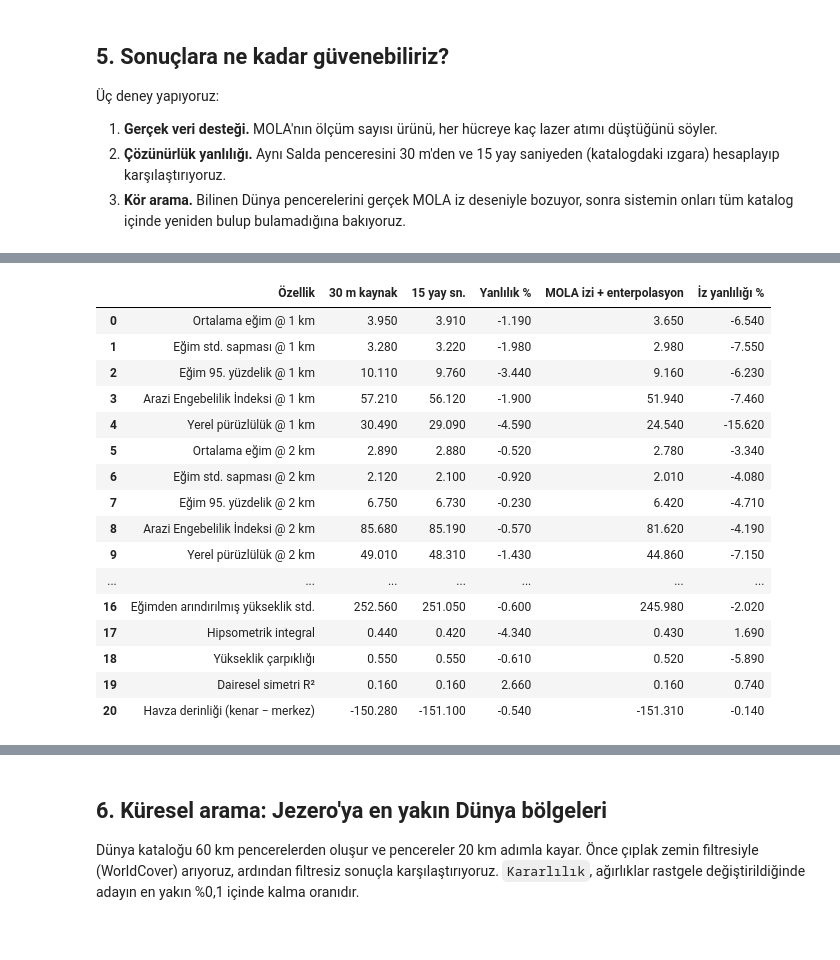
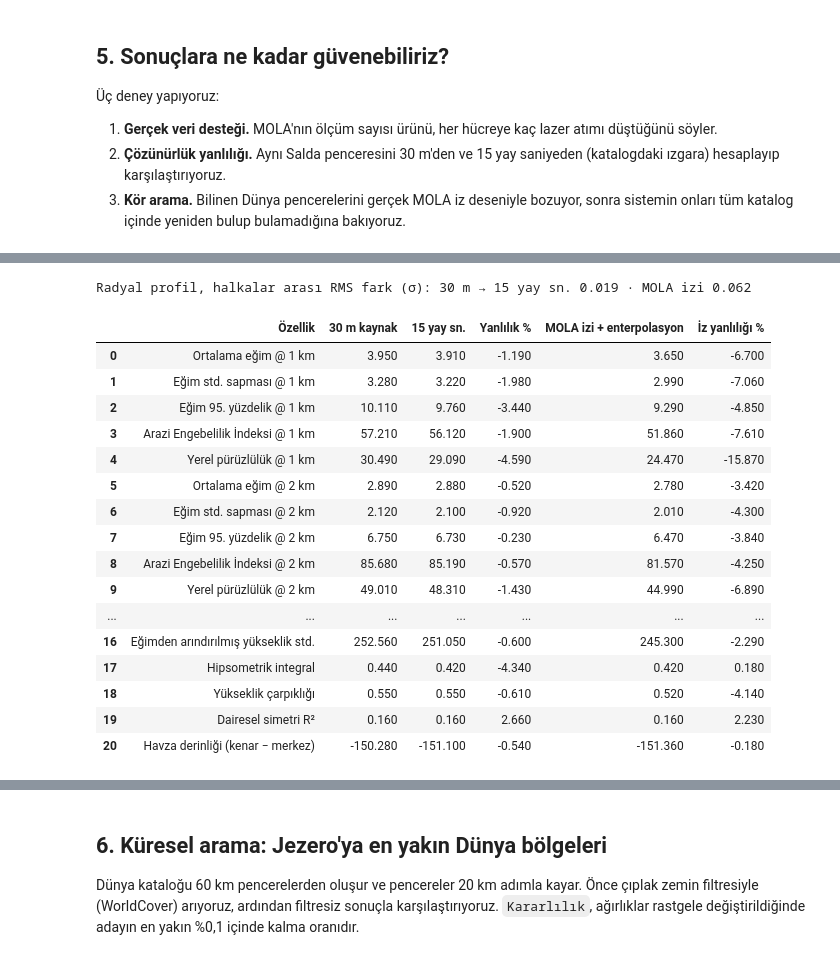
Before and after one commit to gcetin/mars_dunya_eslestirme, a Jupyter notebook: notebooks/01_jezero_salda.ipynb, the cells around one changed output, grey strips where cells are left out. Cells and saved outputs as stored; diff of their text form; code cells hidden in the pictures.

```diff
--- a/notebooks/01_jezero_salda.ipynb
+++ b/notebooks/01_jezero_salda.ipynb
@@ -186,32 +187,37 @@ megc44n000hb.img: Jezero penceresindeki hücrelerin %32.9'inde en az bir ölçü
 # %%
 salda_15 = read_earth_patch(*SALDA, HALF, arcsec=15)
 f15 = extract_features(salda_15, *SALDA, WINDOW, SCALES)
 gappy = with_track_gaps(salda_15, counts > 0)
 fg = extract_features(gappy, *SALDA, WINDOW, SCALES)
 
 bias = support_bias(salda.values, f15.values).rename(columns={"fine": "30 m kaynak", "coarse": "15 yay sn.", "bias_pct": "Yanlılık %"})
 bias["MOLA izi + enterpolasyon"] = [fg.values[n] for n in bias["feature"]]
 bias["İz yanlılığı %"] = 100 * (bias["MOLA izi + enterpolasyon"] - bias["15 yay sn."]) / bias["15 yay sn."].abs()
+rings = [n for n in names if n.startswith("rprof_")]
+ring_rms = lambda a, b: float(np.sqrt(np.mean([(a.values[r] - b.values[r]) ** 2 for r in rings])))
+print(f"Radyal profil, halkalar arası RMS fark (σ): 30 m → 15 yay sn. {ring_rms(salda, f15):.3f} · MOLA izi {ring_rms(f15, fg):.3f}")
+bias = bias[~bias["feature"].isin(rings)]
 bias["Özellik"] = [label_of(n)[0] for n in bias["feature"]]
 bias[["Özellik", "30 m kaynak", "15 yay sn.", "Yanlılık %", "MOLA izi + enterpolasyon", "İz yanlılığı %"]].round(2)
 # %% [output]
+Radyal profil, halkalar arası RMS fark (σ): 30 m → 15 yay sn. 0.019 · MOLA izi 0.062
 |  | Özellik | 30 m kaynak | 15 yay sn. | Yanlılık % | MOLA izi + enterpolasyon | İz yanlılığı % |
-| 0 | Ortalama eğim @ 1 km | 3.950 | 3.910 | -1.190 | 3.650 | -6.540 |
-| 1 | Eğim std. sapması @ 1 km | 3.280 | 3.220 | -1.980 | 2.980 | -7.550 |
-| 2 | Eğim 95. yüzdelik @ 1 km | 10.110 | 9.760 | -3.440 | 9.160 | -6.230 |
-| 3 | Arazi Engebelilik İndeksi @ 1 km | 57.210 | 56.120 | -1.900 | 51.940 | -7.460 |
-| 4 | Yerel pürüzlülük @ 1 km | 30.490 | 29.090 | -4.590 | 24.540 | -15.620 |
-| 5 | Ortalama eğim @ 2 km | 2.890 | 2.880 | -0.520 | 2.780 | -3.340 |
-| 6 | Eğim std. sapması @ 2 km | 2.120 | 2.100 | -0.920 | 2.010 | -4.080 |
-| 7 | Eğim 95. yüzdelik @ 2 km | 6.750 | 6.730 | -0.230 | 6.420 | -4.710 |
-| 8 | Arazi Engebelilik İndeksi @ 2 km | 85.680 | 85.190 | -0.570 | 81.620 | -4.190 |
-| 9 | Yerel pürüzlülük @ 2 km | 49.010 | 48.310 | -1.430 | 44.860 | -7.150 |
+| 0 | Ortalama eğim @ 1 km | 3.950 | 3.910 | -1.190 | 3.650 | -6.700 |
+| 1 | Eğim std. sapması @ 1 km | 3.280 | 3.220 | -1.980 | 2.990 | -7.060 |
+| 2 | Eğim 95. yüzdelik @ 1 km | 10.110 | 9.760 | -3.440 | 9.290 | -4.850 |
+| 3 | Arazi Engebelilik İndeksi @ 1 km | 57.210 | 56.120 | -1.900 | 51.860 | -7.610 |
+| 4 | Yerel pürüzlülük @ 1 km | 30.490 | 29.090 | -4.590 | 24.470 | -15.870 |
+| 5 | Ortalama eğim @ 2 km | 2.890 | 2.880 | -0.520 | 2.780 | -3.420 |
+| 6 | Eğim std. sapması @ 2 km | 2.120 | 2.100 | -0.920 | 2.010 | -4.300 |
+| 7 | Eğim 95. yüzdelik @ 2 km | 6.750 | 6.730 | -0.230 | 6.470 | -3.840 |
+| 8 | Arazi Engebelilik İndeksi @ 2 km | 85.680 | 85.190 | -0.570 | 81.570 | -4.250 |
+| 9 | Yerel pürüzlülük @ 2 km | 49.010 | 48.310 | -1.430 | 44.990 | -6.890 |
 | ... | ... | ... | ... | ... | ... | ... |
-| 16 | Eğimden arındırılmış yükseklik std. | 252.560 | 251.050 | -0.600 | 245.980 | -2.020 |
-| 17 | Hipsometrik integral | 0.440 | 0.420 | -4.340 | 0.430 | 1.690 |
-| 18 | Yükseklik çarpıklığı | 0.550 | 0.550 | -0.610 | 0.520 | -5.890 |
-| 19 | Dairesel simetri R² | 0.160 | 0.160 | 2.660 | 0.160 | 0.740 |
-| 20 | Havza derinliği (kenar − merkez) | -150.280 | -151.100 | -0.540 | -151.310 | -0.140 |
+| 16 | Eğimden arındırılmış yükseklik std. | 252.560 | 251.050 | -0.600 | 245.300 | -2.290 |
+| 17 | Hipsometrik integral | 0.440 | 0.420 | -4.340 | 0.420 | 0.180 |
+| 18 | Yükseklik çarpıklığı | 0.550 | 0.550 | -0.610 | 0.520 | -4.140 |
+| 19 | Dairesel simetri R² | 0.160 | 0.160 | 2.660 | 0.160 | 2.230 |
+| 20 | Havza derinliği (kenar − merkez) | -150.280 | -151.100 | -0.540 | -151.360 | -0.180 |
 # %%
 catalog_path = CATALOG_DIR / "earth_global.parquet"
 catalog, meta = load_catalog(catalog_path)
```
Also changed, not shown: parts of 15 cells of this notebook, 22 other files.
